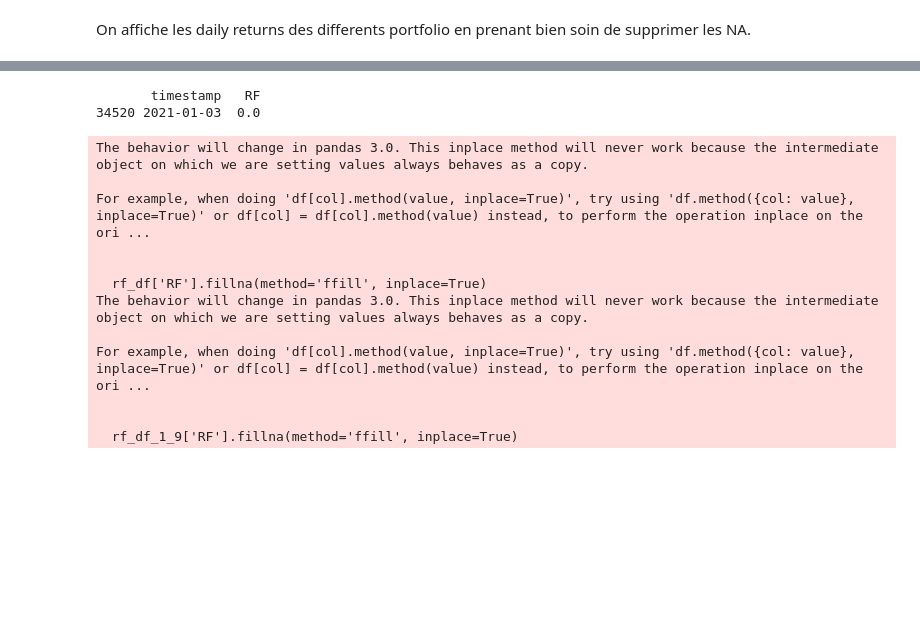
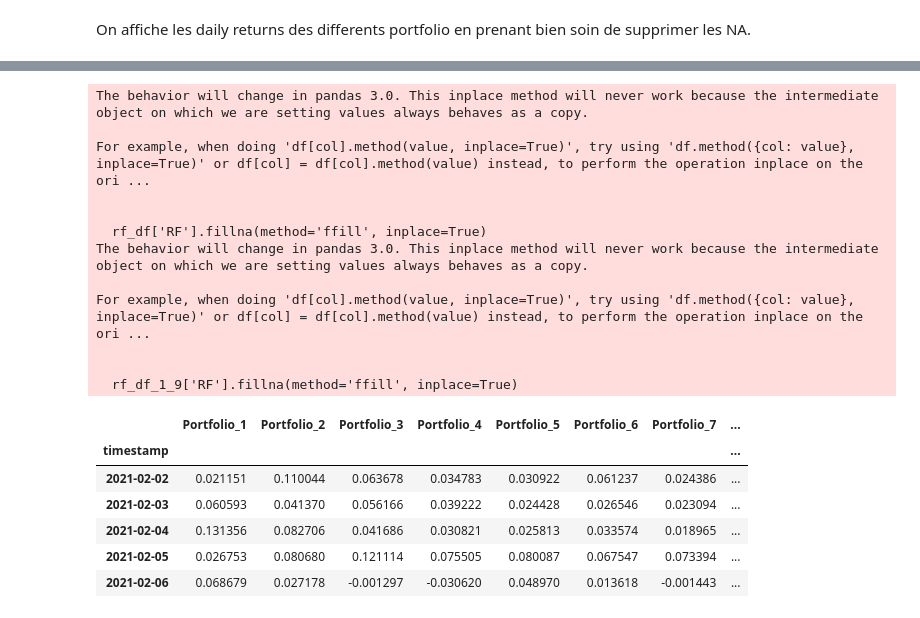
Before and after one commit to meretaensimag/momentum_strategie, a Jupyter notebook: notebook_momentum.ipynb, the cells around one changed output, grey strips where cells are left out. Drawn from its saved outputs; the diff is of its cells as text; code cells hidden in the pictures; blank space fills up the shorter version.

```diff
--- a/notebook_momentum.ipynb
+++ b/notebook_momentum.ipynb
@@ -239,50 +227,45 @@ plt.show()
 # %%
-# Get the first and last dates from data_factors
 first_date = data_factors['timestamp'].min()
 last_date = crypto_prices.index.max()
 
-# Create a DataFrame with all dates between the first and last date
 all_dates = pd.date_range(start=first_date, end=last_date, freq='D')
-rf_df = pd.DataFrame({'timestamp': all_dates})
+rf_df = pd.DataFrame({'timestamp': all_dates}).merge(data_factors[['timestamp', 'RF']], on='timestamp', how='left')
+rf_df['RF'].fillna(method='ffill', inplace=True)
+rf_df['RF'] = rf_df['RF'].str.replace(',', '.').astype(float)/30
 
-# Merge rf_df with data_factors on timestamp using a left join
-rf_df = rf_df.merge(data_factors[['timestamp', 'RF']], on='timestamp', how='left')
+merged_df = portfolio_daily_returns.merge(rf_df, left_index=True, right_on='timestamp', how='left').set_index('timestamp')
+merged_df = merged_df.loc[rebalancing_dates[0]:]
+merged_df = merged_df.iloc[1:]
 
-# Forward fill missing RF values
-rf_df['RF'].fillna(method='ffill', inplace=True)
-#on convertit RF en float
-rf_df['RF'] = rf_df['RF'].str.replace(',', '.').astype(float)
-
-# Print the DataFrame for the date '2021-01-03'
-print(rf_df[rf_df['timestamp'] == '2021-01-03'])
-
-# Merge the portfolio values with the risk-free rate
-merged_df = portfolio_daily_returns.merge(rf_df, left_index=True, right_on='timestamp', how='left')
-merged_df.set_index('timestamp', inplace=True)
-merged_df.tail()
-
-#on fait la meme chose pour portfolio 1_9
-rf_df_1_9 = pd.DataFrame({'timestamp': all_dates})
-rf_df_1_9 = rf_df_1_9.merge(data_factors[['timestamp', 'RF']], on='timestamp', how='left')
+rf_df_1_9 = pd.DataFrame({'timestamp': all_dates}).merge(data_factors[['timestamp', 'RF']], on='timestamp', how='left')
 rf_df_1_9['RF'].fillna(method='ffill', inplace=True)
 rf_df_1_9['RF'] = rf_df_1_9['RF'].str.replace(',', '.').astype(float)
-merged_df_1_9 = portfolio_1_9_daily_returns.merge(rf_df_1_9, left_index=True, right_on='timestamp', how='left')
-merged_df_1_9.set_index('timestamp', inplace=True)
+
+merged_df_1_9 = portfolio_1_9_daily_returns.merge(rf_df_1_9, left_index=True, right_on='timestamp', how='left').set_index('timestamp')
+merged_df_1_9 = merged_df_1_9.loc[rebalancing_dates[0]:]
+merged_df_1_9 = merged_df_1_9.iloc[1:]
+
+merged_df.head()
 # %% [output]
-       timestamp   RF
-34520 2021-01-03  0.0
+The behavior will change in pandas 3.0. This inplace method will never work because the intermediate object on which we are setting values always behaves as a copy.
+
+For example, when doing 'df[col].method(value, inplace=True)', try using 'df.method({col: value}, inplace=True)' or df[col] = df[col].method(value) instead, to perform the operation inplace on the ori ...
+
+
+  rf_df['RF'].fillna(method='ffill', inplace=True)
+The behavior will change in pandas 3.0. This inplace method will never work because the intermediate object on which we are setting values always behaves as a copy.
+
+For example, when doing 'df[col].method(value, inplace=True)', try using 'df.method({col: value}, inplace=True)' or df[col] = df[col].method(value) instead, to perform the operation inplace on the ori ...
+
+
+  rf_df_1_9['RF'].fillna(method='ffill', inplace=True)
-The behavior will change in pandas 3.0. This inplace method will never work because the intermediate object on which we are setting values always behaves as a copy.
-
-For example, when doing 'df[col].method(value, inplace=True)', try using 'df.method({col: value}, inplace=True)' or df[col] = df[col].method(value) instead, to perform the operation inplace on the ori ...
-
-
-  rf_df['RF'].fillna(method='ffill', inplace=True)
-The behavior will change in pandas 3.0. This inplace method will never work because the intermediate object on which we are setting values always behaves as a copy.
-
-For example, when doing 'df[col].method(value, inplace=True)', try using 'df.method({col: value}, inplace=True)' or df[col] = df[col].method(value) instead, to perform the operation inplace on the ori ...
-
-
-  rf_df_1_9['RF'].fillna(method='ffill', inplace=True)
+|  | Portfolio_1 | Portfolio_2 | Portfolio_3 | Portfolio_4 | Portfolio_5 | Portfolio_6 | Portfolio_7 | ... |
+| timestamp |  |  |  |  |  |  |  | ... |
+| 2021-02-02 | 0.021151 | 0.110044 | 0.063678 | 0.034783 | 0.030922 | 0.061237 | 0.024386 | ... |
+| 2021-02-03 | 0.060593 | 0.041370 | 0.056166 | 0.039222 | 0.024428 | 0.026546 | 0.023094 | ... |
+| 2021-02-04 | 0.131356 | 0.082706 | 0.041686 | 0.030821 | 0.025813 | 0.033574 | 0.018965 | ... |
+| 2021-02-05 | 0.026753 | 0.080680 | 0.121114 | 0.075505 | 0.080087 | 0.067547 | 0.073394 | ... |
+| 2021-02-06 | 0.068679 | 0.027178 | -0.001297 | -0.030620 | 0.048970 | 0.013618 | -0.001443 | ... |
 # %%
 #on calcul le ration de sharpe pour chaque portfolio de 1 a 9
 sharpe_ratios_portfolios = (portfolio_daily_returns.mean() - merged_df['RF'].mean()) / portfolio_daily_returns.std()
```
Also changed, not shown: parts of 4 cells of this notebook.
